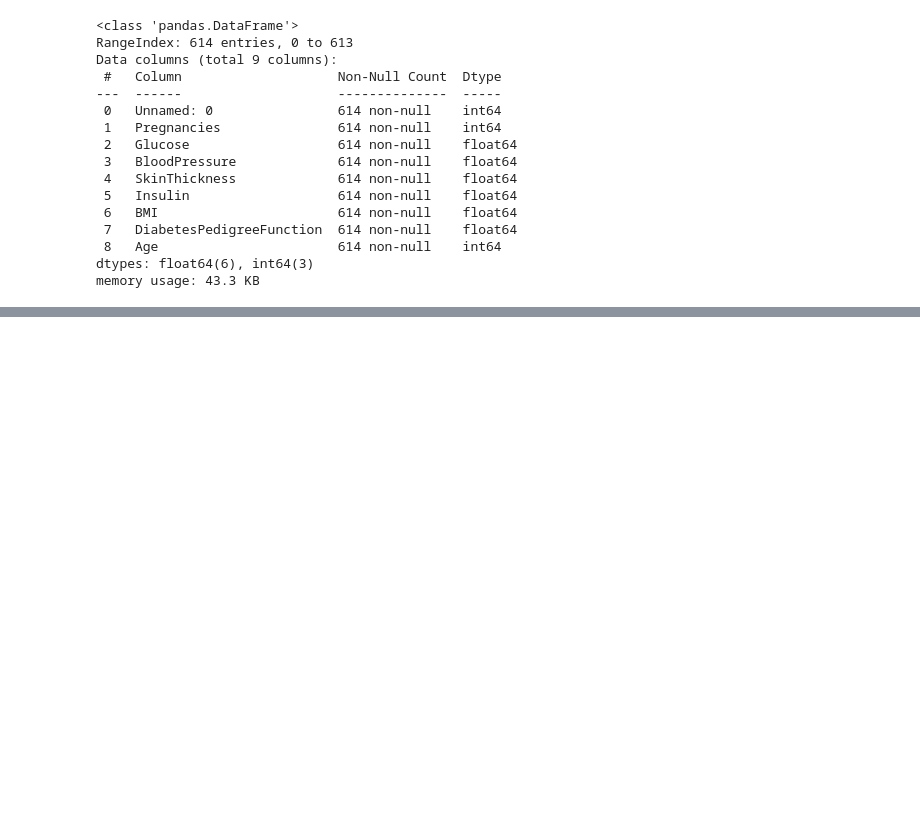
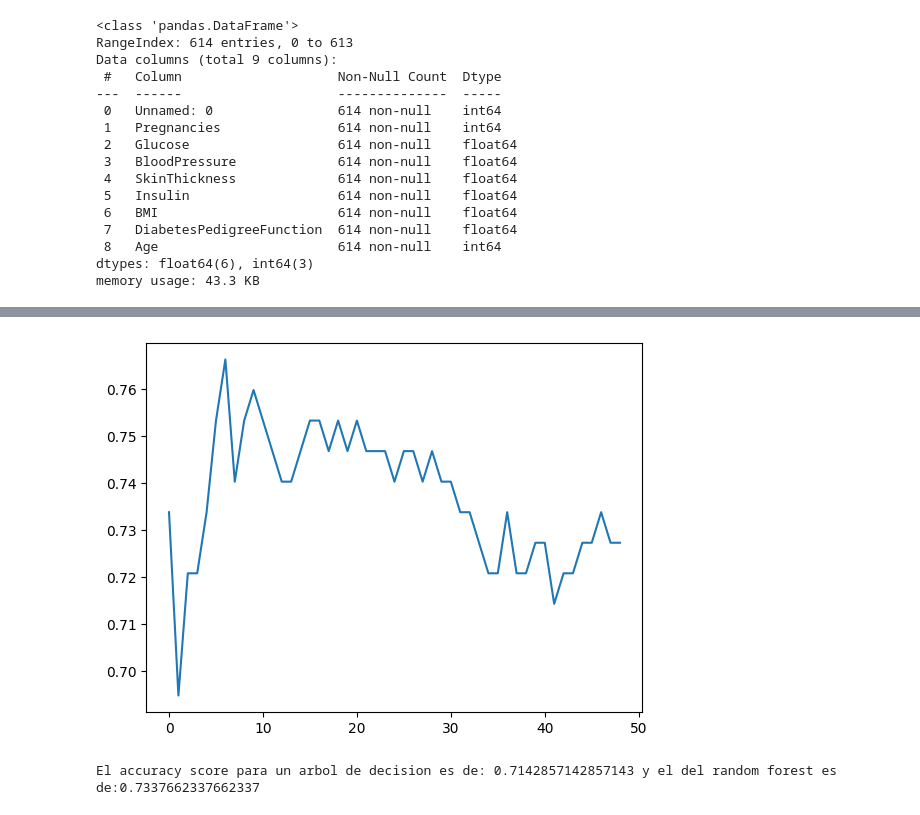
Before and after one commit to LeandroR093/Boosting, a Jupyter notebook: src/explore.ipynb, the cells around one changed output, grey strips where cells are left out. Cells and saved outputs as stored; diff of their text form; code cells hidden in the pictures; blank space fills up the shorter version.

```diff
--- a/src/explore.ipynb
+++ b/src/explore.ipynb
@@ -27,3 +27,8 @@ Data columns (total 9 columns):
  8   Age                       614 non-null    int64
 dtypes: float64(6), int64(3)
 memory usage: 43.3 KB
+# %%
+from xgboost import XGBClassifier
+
+model = XGBClassifier(random_state = 42)
+model.fit(X_train, y_train)
@@ -29,0 +55,17 @@ memory usage: 43.3 KB
+# %%
+resultados = []
+for i in range (1,50):
+    model_xgb = XGBClassifier(n_estimators = i, random_state = 42)
+    model_xgb.fit(X_train,y_train)
+    y_pred = model_xgb.predict(X_test)
+    print(f'Modelo {i} listo')
+    resultados.append((i,accuracy_score(y_test,y_pred)))
+best_accuracy = 0
+i=0
+resultados_m = []
+for resultado in resultados:
+    resultados_m.append(resultado[1])
+    if resultado[1]>best_accuracy:
+        best_accuracy = resultado [1]
+        i=resultado[0]
+print(f'El mejor resultado es con n_estimators: {i} y su accuracy es de {best_accuracy}')
@@ -29,0 +90,22 @@ memory usage: 43.3 KB
+# %%
+import matplotlib.pyplot as plt
+
+plt.plot(resultados_m)
+plt.show()
+# %% [output]
+[figure, added]
+# %%
+from sklearn.tree import DecisionTreeClassifier
+from sklearn.ensemble  import RandomForestClassifier
+
+model_dt = DecisionTreeClassifier()
+model_rf = RandomForestClassifier()
+
+model_dt.fit(X_train, y_train)
+model_rf.fit(X_train,y_train)
+y_pred_dt = model_dt.predict(X_test)
+y_pred_rf = model_rf.predict(X_test)
+
+print(f'El accuracy score para un arbol de decision es de: {accuracy_score(y_test,y_pred_dt)} y el del random forest es de:{accuracy_score(y_test,y_pred_rf)}')
+# %% [output]
+El accuracy score para un arbol de decision es de: 0.7142857142857143 y el del random forest es de:0.7337662337662337
```
Also changed, not shown: parts of 3 cells of this notebook.
